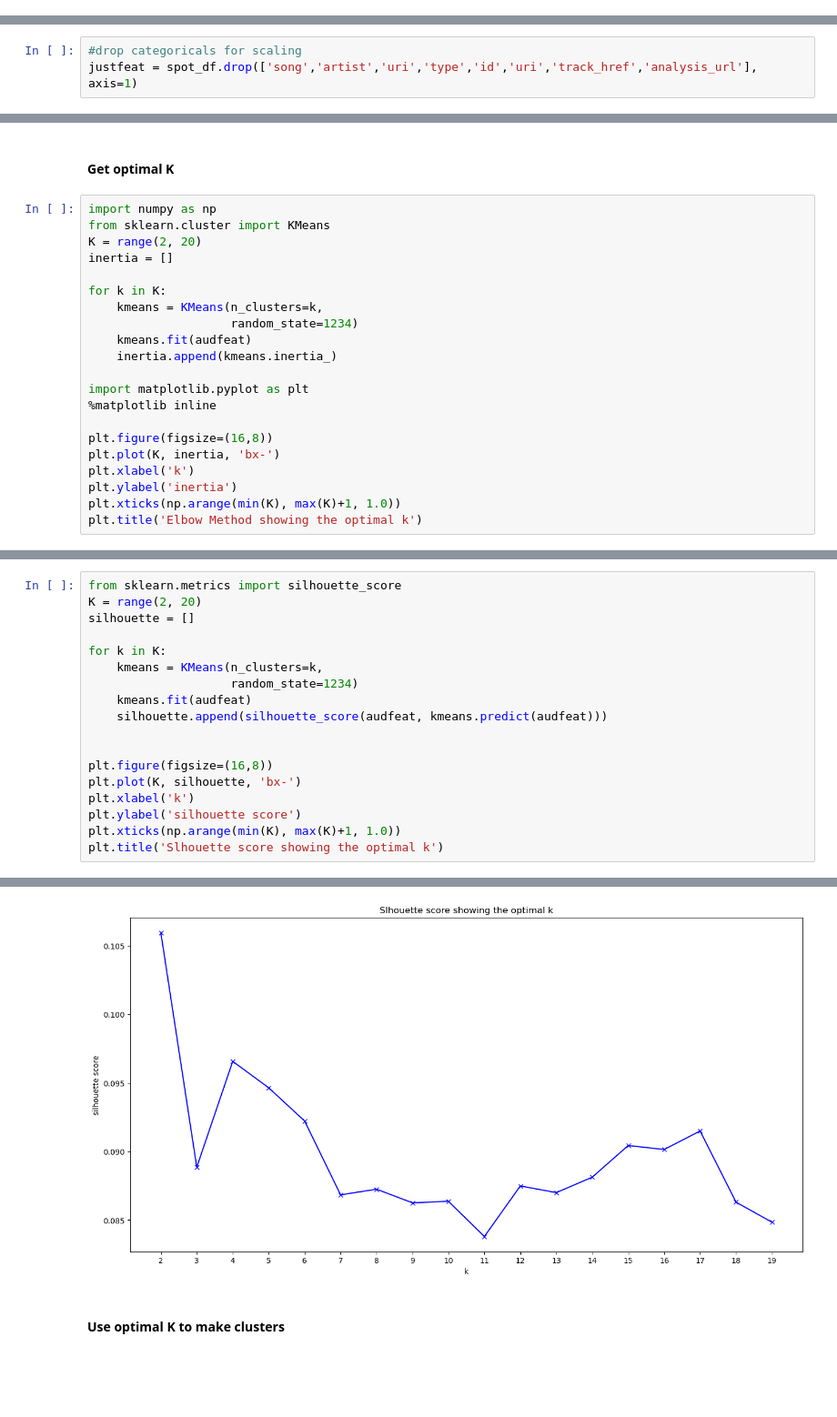
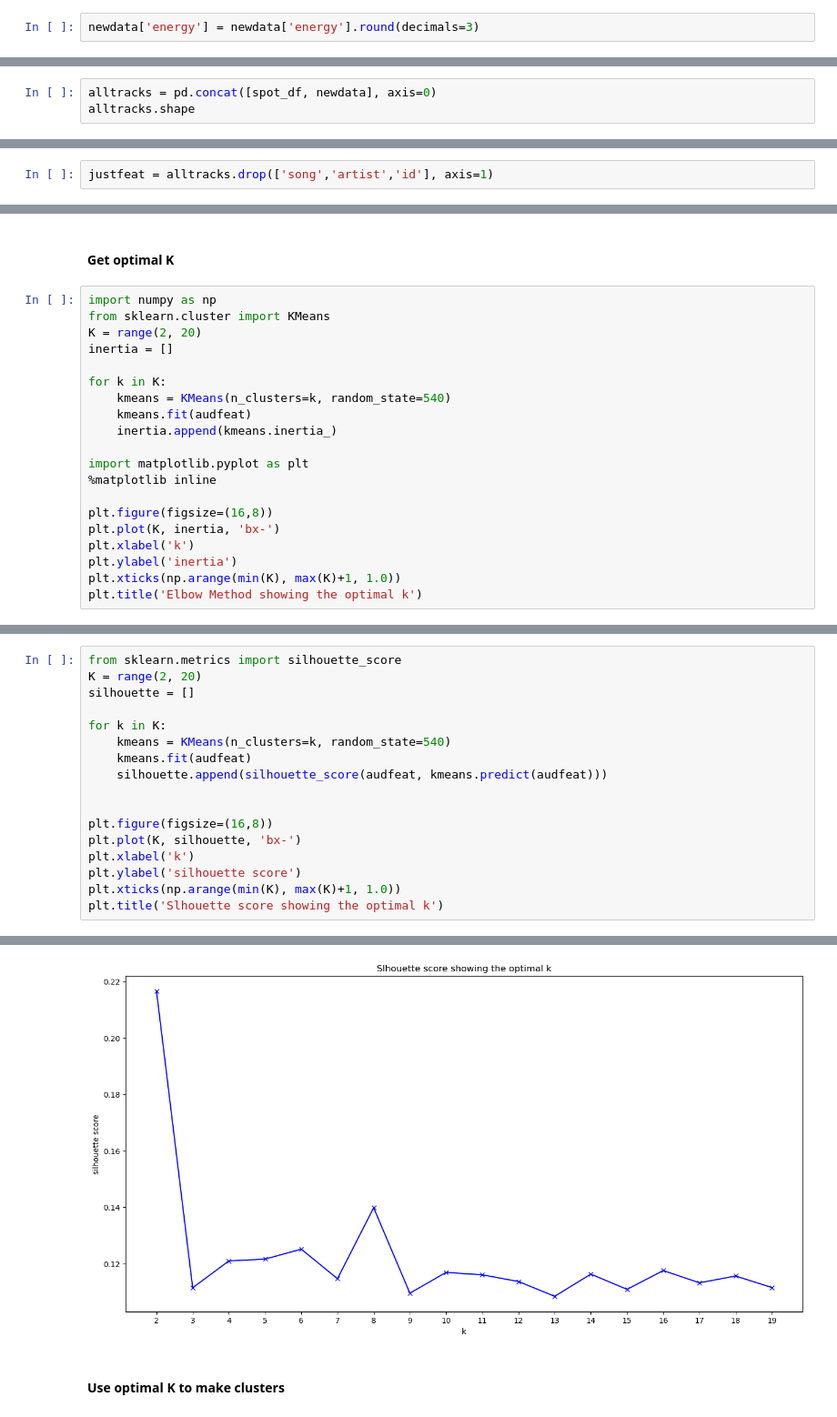
Before and after one commit to seyesij/GNOD_case_study, a Jupyter notebook: solution_GNOD_final.ipynb, the cells around one changed output, grey strips where cells are left out. Shown: that part at 91% size. Cells and saved outputs as stored; diff of their text form; blank space fills up the shorter version.

Commit message:
added more songs to cluster

```diff
--- a/solution_GNOD_final.ipynb
+++ b/solution_GNOD_final.ipynb
@@ -154,0 +125,2 @@ spot_df.columns = spot_df.columns.str.replace(r"features_", "")
+# %%
+newdata['energy'] = newdata['energy'].round(decimals=3)
@@ -154,0 +138,3 @@ spot_df.columns = spot_df.columns.str.replace(r"features_", "")
+# %%
+alltracks = pd.concat([spot_df, newdata], axis=0)
+alltracks.shape
@@ -155,6 +156,5 @@ spot_df.columns = spot_df.columns.str.replace(r"features_", "")
 # %%
-#drop categoricals for scaling
-justfeat = spot_df.drop(['song','artist','uri','type','id','uri','track_href','analysis_url'], axis=1)
+justfeat = alltracks.drop(['song','artist','id'], axis=1)
 # %%
 justfeat.head()
 # %% [output]
@@ -190,8 +190,7 @@ K = range(2, 20)
 inertia = []
 
 for k in K:
-    kmeans = KMeans(n_clusters=k,
-                    random_state=1234)
+    kmeans = KMeans(n_clusters=k, random_state=540)
     kmeans.fit(audfeat)
     inertia.append(kmeans.inertia_)
 
@@ -210,24 +209,23 @@ Text(0.5, 1.0, 'Elbow Method showing the optimal k')
 # %%
 from sklearn.metrics import silhouette_score
 K = range(2, 20)
 silhouette = []
 
 for k in K:
-    kmeans = KMeans(n_clusters=k,
-                    random_state=1234)
+    kmeans = KMeans(n_clusters=k, random_state=540)
     kmeans.fit(audfeat)
     silhouette.append(silhouette_score(audfeat, kmeans.predict(audfeat)))
 
 
 plt.figure(figsize=(16,8))
 plt.plot(K, silhouette, 'bx-')
 plt.xlabel('k')
 plt.ylabel('silhouette score')
 plt.xticks(np.arange(min(K), max(K)+1, 1.0))
 plt.title('Slhouette score showing the optimal k')
 # %% [output]
 Text(0.5, 1.0, 'Slhouette score showing the optimal k')
-[figure, old version]
+[figure, new version]
 # %% [markdown]
 #### Use optimal K to make clusters
 # %%
```
Also changed, not shown: parts of 47 cells of this notebook, 1 other file.
